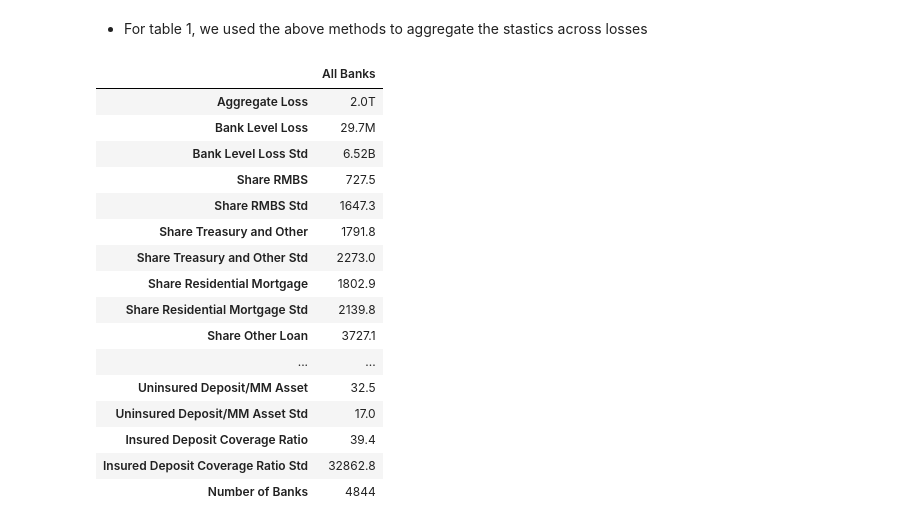
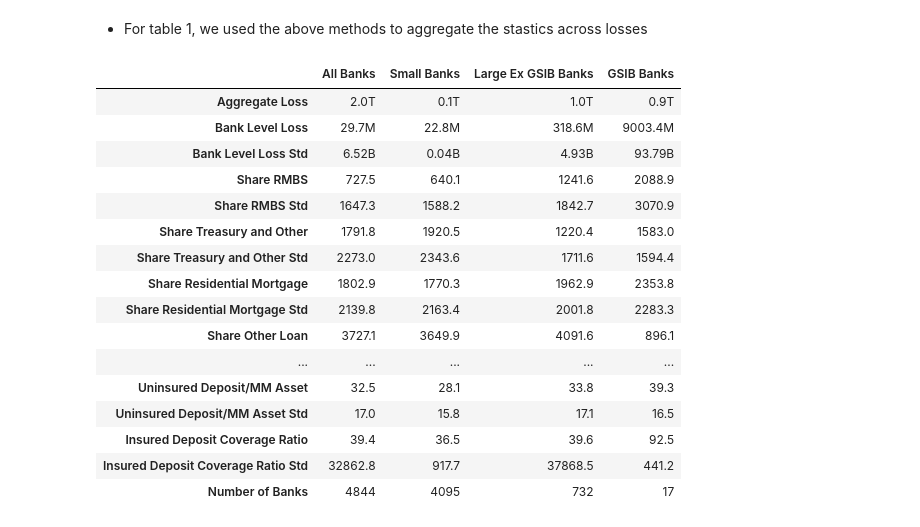
Before and after one commit to huangpz-a11y/P2_Monetary_Tightening, a Jupyter notebook: src/01_Final Project Exploration.ipynb, the cells around one changed output. Cells and saved outputs as stored; diff of their text form; code cells hidden in the pictures.

Commit message:
Final table update

```diff
--- a/src/01_Final Project Exploration.ipynb
+++ b/src/01_Final Project Exploration.ipynb
@@ -643,21 +718,37 @@ bank_losses_assets = bank_losses.copy()
+# %%
+bank_losses_assets_large_ex_GSIB = calc_functions.report_losses(inital_date,analysis_date,df_RMBS_large_ex_GSIB, df_loans_first_lien_domestic_large_ex_GSIB, df_treasury_and_others_large_ex_GSIB, df_other_loan_large_ex_GSIB, treasury_prices, RMBS_Multiplier, df_asset_large_ex_GSIB)
+# %%
+bank_losses_assets_GSIB = calc_functions.report_losses(inital_date,analysis_date,df_RMBS_GSIB, df_loans_first_lien_domestic_GSIB, df_treasury_and_others_GSIB, df_other_loan_GSIB, treasury_prices, RMBS_Multiplier, df_asset_GSIB)
+# %%
+uninsured_deposit_mm_asset_small = calculate_uninsured_deposit_mm_asset(uninsured_deposit_small, bank_losses_assets_small)
+insured_deposit_coverage_small = insured_deposit_coverage_ratio(insured_deposits_small, uninsured_deposit_small, bank_losses_assets_small)
+uninsured_deposit_mm_asset_large_ex_GSIB = calculate_uninsured_deposit_mm_asset(uninsured_deposit_large_ex_GSIB, bank_losses_assets_large_ex_GSIB)
+insured_deposit_coverage_large_ex_GSIB = insured_deposit_coverage_large_ex_GSIB = insured_deposit_coverage_ratio(insured_deposits_large_ex_GSIB, uninsured_deposit_large_ex_GSIB, bank_losses_assets_large_ex_GSIB)
+uninsured_deposit_mm_asset_GSIB = calculate_uninsured_deposit_mm_asset(uninsured_deposit_GSIB, bank_losses_assets_GSIB)
+insured_deposit_coverage_GSIB = insured_deposit_coverage_ratio(insured_deposits_GSIB, uninsured_deposit_GSIB, bank_losses_assets_GSIB)
 # %%
 final_stats = final_statistic_table(bank_losses_assets, un_mm_ratio, coverage_ratios_df)
-final_stats
+final_stats_small = final_statistic_table(bank_losses_assets_small, uninsured_deposit_mm_asset_small, insured_deposit_coverage_small, index_name = 'Small Banks')
+final_stats_large_ex_GSIB = final_statistic_table(bank_losses_assets_large_ex_GSIB, uninsured_deposit_mm_asset_large_ex_GSIB, insured_deposit_coverage_large_ex_GSIB, index_name = 'Large Ex GSIB Banks')
+final_stats_GSIB = final_statistic_table(bank_losses_assets_GSIB, uninsured_deposit_mm_asset_GSIB, insured_deposit_coverage_GSIB, index_name = 'GSIB Banks')
-# %% [output]
-|  | All Banks |
-| Aggregate Loss | 2.0T |
-| Bank Level Loss | 29.7M |
-| Bank Level Loss Std | 6.52B |
-| Share RMBS | 727.5 |
-| Share RMBS Std | 1647.3 |
-| Share Treasury and Other | 1791.8 |
-| Share Treasury and Other Std | 2273.0 |
-| Share Residential Mortgage | 1802.9 |
-| Share Residential Mortgage Std | 2139.8 |
-| Share Other Loan | 3727.1 |
-| ... | ... |
-| Uninsured Deposit/MM Asset | 32.5 |
-| Uninsured Deposit/MM Asset Std | 17.0 |
-| Insured Deposit Coverage Ratio | 39.4 |
-| Insured Deposit Coverage Ratio Std | 32862.8 |
-| Number of Banks | 4844 |
+# %%
+table_1 = pd.concat([final_stats, final_stats_small, final_stats_large_ex_GSIB, final_stats_GSIB], axis=1)
+table_1
+# %% [output]
+|  | All Banks | Small Banks | Large Ex GSIB Banks | GSIB Banks |
+| Aggregate Loss | 2.0T | 0.1T | 1.0T | 0.9T |
+| Bank Level Loss | 29.7M | 22.8M | 318.6M | 9003.4M |
+| Bank Level Loss Std | 6.52B | 0.04B | 4.93B | 93.79B |
+| Share RMBS | 727.5 | 640.1 | 1241.6 | 2088.9 |
+| Share RMBS Std | 1647.3 | 1588.2 | 1842.7 | 3070.9 |
+| Share Treasury and Other | 1791.8 | 1920.5 | 1220.4 | 1583.0 |
+| Share Treasury and Other Std | 2273.0 | 2343.6 | 1711.6 | 1594.4 |
+| Share Residential Mortgage | 1802.9 | 1770.3 | 1962.9 | 2353.8 |
+| Share Residential Mortgage Std | 2139.8 | 2163.4 | 2001.8 | 2283.3 |
+| Share Other Loan | 3727.1 | 3649.9 | 4091.6 | 896.1 |
+| ... | ... | ... | ... | ... |
+| Uninsured Deposit/MM Asset | 32.5 | 28.1 | 33.8 | 39.3 |
+| Uninsured Deposit/MM Asset Std | 17.0 | 15.8 | 17.1 | 16.5 |
+| Insured Deposit Coverage Ratio | 39.4 | 36.5 | 39.6 | 92.5 |
+| Insured Deposit Coverage Ratio Std | 32862.8 | 917.7 | 37868.5 | 441.2 |
+| Number of Banks | 4844 | 4095 | 732 | 17 |
```
Also changed, not shown: parts of 6 cells of this notebook.
